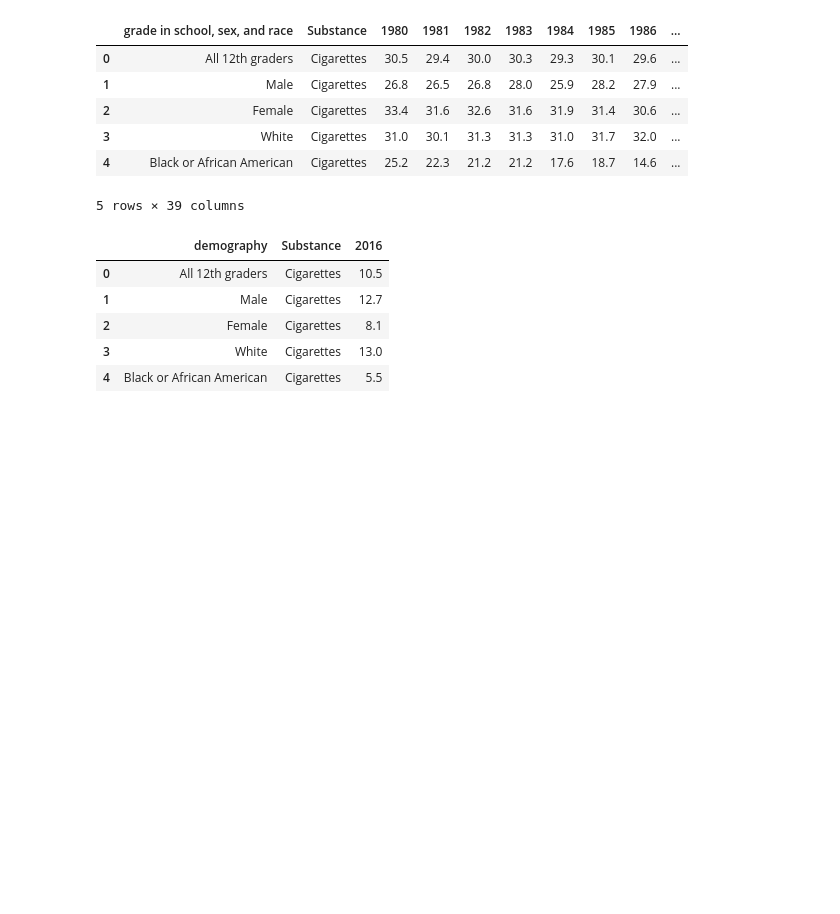
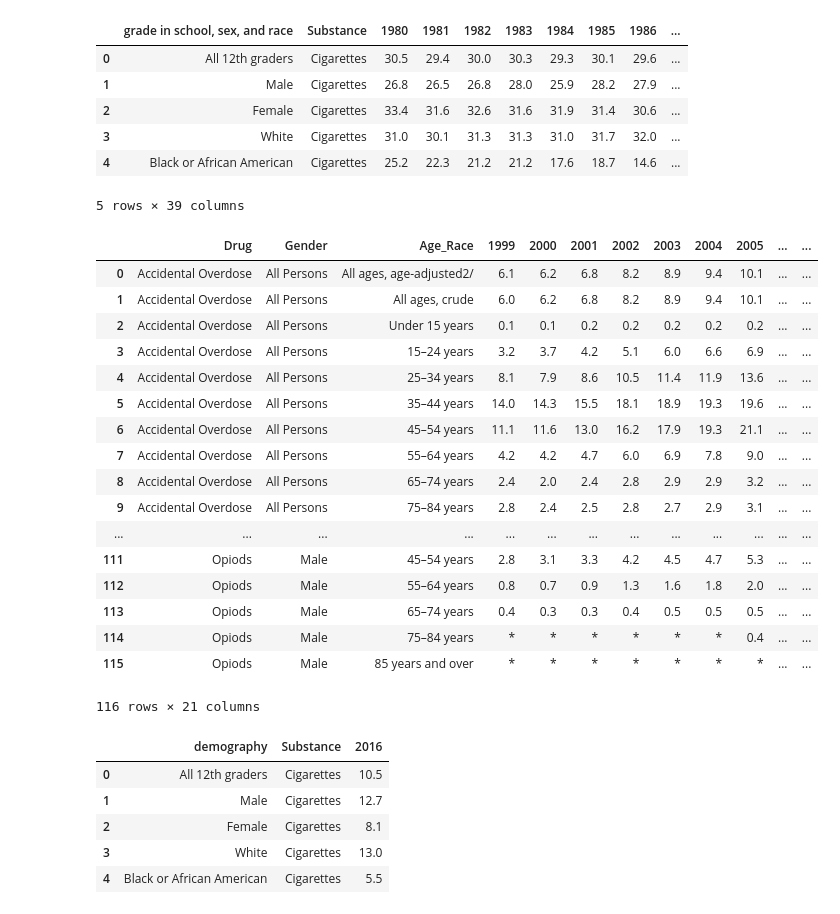
Before and after one commit to sarathus/Team5, a Jupyter notebook: pseudo_code.ipynb, the cells around one changed output. Drawn from its saved outputs; the diff is of its cells as text; code cells hidden in the pictures; blank space fills up the shorter version.

```diff
--- a/pseudo_code.ipynb
+++ b/pseudo_code.ipynb
@@ -24,6 +26,27 @@ df.head()
 | 3 | White | Cigarettes | 31.0 | 30.1 | 31.3 | 31.3 | 31.0 | 31.7 | 32.0 | ... |
 | 4 | Black or African American | Cigarettes | 25.2 | 22.3 | 21.2 | 21.2 | 17.6 | 18.7 | 14.6 | ... |
 5 rows × 39 columns
+# %%
+df2
+# %% [output]
+|  | Drug | Gender | Age_Race | 1999 | 2000 | 2001 | 2002 | 2003 | 2004 | 2005 | ... | ... |
+| 0 | Accidental Overdose | All Persons | All ages, age-adjusted2/ | 6.1 | 6.2 | 6.8 | 8.2 | 8.9 | 9.4 | 10.1 | ... | ... |
+| 1 | Accidental Overdose | All Persons | All ages, crude | 6.0 | 6.2 | 6.8 | 8.2 | 8.9 | 9.4 | 10.1 | ... | ... |
+| 2 | Accidental Overdose | All Persons | Under 15 years | 0.1 | 0.1 | 0.2 | 0.2 | 0.2 | 0.2 | 0.2 | ... | ... |
+| 3 | Accidental Overdose | All Persons | 15–24 years | 3.2 | 3.7 | 4.2 | 5.1 | 6.0 | 6.6 | 6.9 | ... | ... |
+| 4 | Accidental Overdose | All Persons | 25–34 years | 8.1 | 7.9 | 8.6 | 10.5 | 11.4 | 11.9 | 13.6 | ... | ... |
+| 5 | Accidental Overdose | All Persons | 35–44 years | 14.0 | 14.3 | 15.5 | 18.1 | 18.9 | 19.3 | 19.6 | ... | ... |
+| 6 | Accidental Overdose | All Persons | 45–54 years | 11.1 | 11.6 | 13.0 | 16.2 | 17.9 | 19.3 | 21.1 | ... | ... |
+| 7 | Accidental Overdose | All Persons | 55–64 years | 4.2 | 4.2 | 4.7 | 6.0 | 6.9 | 7.8 | 9.0 | ... | ... |
+| 8 | Accidental Overdose | All Persons | 65–74 years | 2.4 | 2.0 | 2.4 | 2.8 | 2.9 | 2.9 | 3.2 | ... | ... |
+| 9 | Accidental Overdose | All Persons | 75–84 years | 2.8 | 2.4 | 2.5 | 2.8 | 2.7 | 2.9 | 3.1 | ... | ... |
+| ... | ... | ... | ... | ... | ... | ... | ... | ... | ... | ... | ... | ... |
+| 111 | Opiods | Male | 45–54 years | 2.8 | 3.1 | 3.3 | 4.2 | 4.5 | 4.7 | 5.3 | ... | ... |
+| 112 | Opiods | Male | 55–64 years | 0.8 | 0.7 | 0.9 | 1.3 | 1.6 | 1.8 | 2.0 | ... | ... |
+| 113 | Opiods | Male | 65–74 years | 0.4 | 0.3 | 0.3 | 0.4 | 0.5 | 0.5 | 0.5 | ... | ... |
+| 114 | Opiods | Male | 75–84 years | * | * | * | * | * | * | 0.4 | ... | ... |
+| 115 | Opiods | Male | 85 years and over | * | * | * | * | * | * | * | ... | ... |
+116 rows × 21 columns
 # %%
 # Added one more code line to rename
 df.rename({'grade in school, sex, and race': 'demography'}, axis=1, inplace=True)
```
Also changed, not shown: parts of 7 cells of this notebook.
